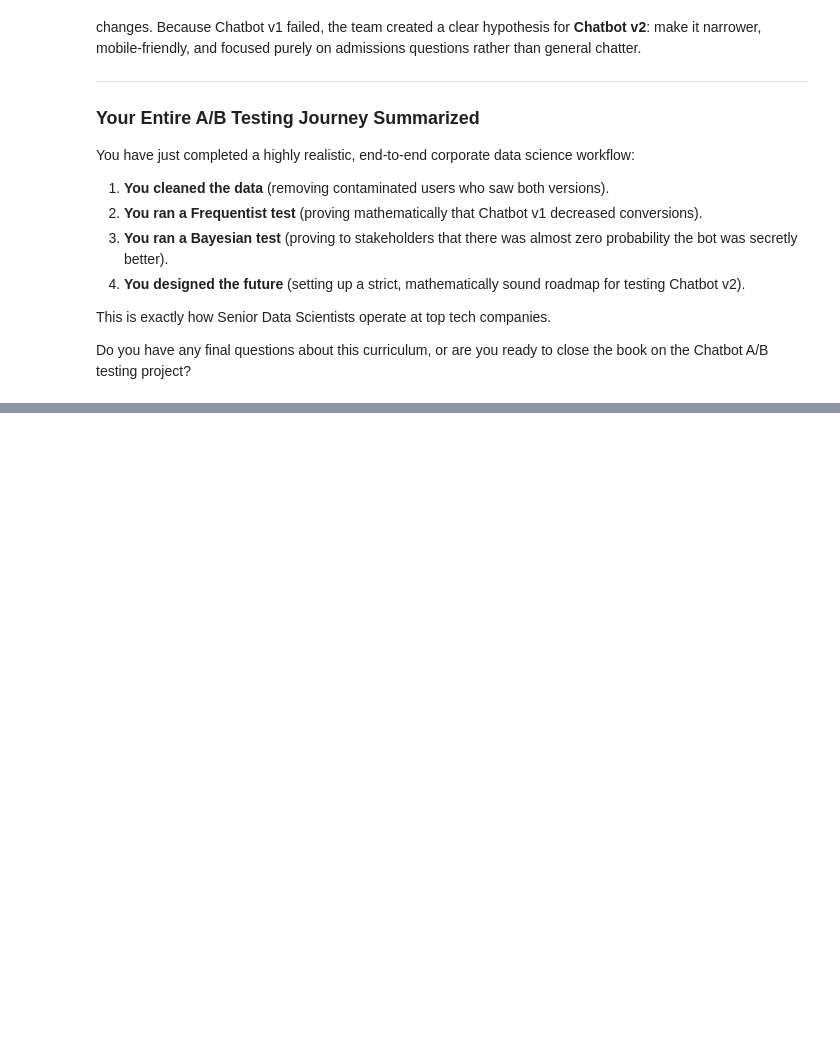
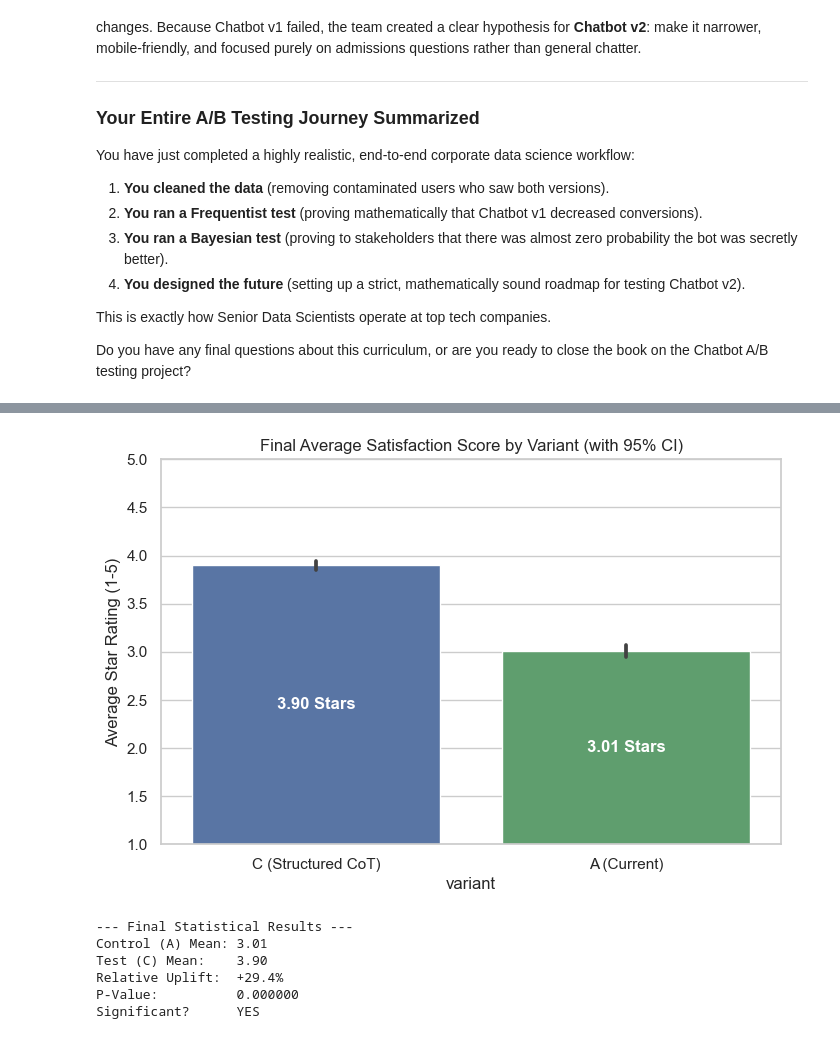
Before and after one commit to TH41NGUY3N/fork-ds-chatbot-abtest, a Jupyter notebook: 03_chatbot_ab_test_experiment_design_and_power.ipynb, the cells around one changed output, grey strips where cells are left out. Saved outputs shown, nothing was run; the diff lists cells and outputs as text; code cells hidden in the pictures; blank space fills up the shorter version.

```diff
--- a/03_chatbot_ab_test_experiment_design_and_power.ipynb
+++ b/03_chatbot_ab_test_experiment_design_and_power.ipynb
@@ -579,0 +651,37 @@ Do you have any final questions about this curriculum, or are you ready to close
+# %%
+# 1. Visualization
+summary = df.groupby('variant')['score'].agg(['count', 'mean', 'std']).reset_index()
+
+plt.figure(figsize=(8, 5))
+ax = sns.barplot(data=df, x='variant', y='score', errorbar=('ci', 95), palette=['#4C72B0', '#55A868'])
+plt.title('Final Average Satisfaction Score by Variant (with 95% CI)')
+plt.ylabel('Average Star Rating (1-5)')
+plt.ylim(1, 5) # Lock y-axis to possible scores
+
+# Add data labels
+for container in ax.containers:
+    ax.bar_label(container, fmt='%.2f Stars', label_type='center', color='white', fontweight='bold')
+plt.show()
+
+# 2. Statistical Testing (Independent T-Test)
+scores_A = df[df['variant'] == 'A (Current)']['score']
+scores_C = df[df['variant'] == 'C (Structured CoT)']['score']
+
+stat, pval = stats.ttest_ind(scores_C, scores_A, equal_var=False)
+uplift = ((scores_C.mean() - scores_A.mean()) / scores_A.mean()) * 100
+is_sig = "YES" if pval < 0.05 else "NO"
+
+print("--- Final Statistical Results ---")
+print(f"Control (A) Mean: {scores_A.mean():.2f}")
+print(f"Test (C) Mean:    {scores_C.mean():.2f}")
+print(f"Relative Uplift:  +{uplift:.1f}%")
+print(f"P-Value:          {pval:.6f}")
+print(f"Significant?      {is_sig}")
+# %% [output]
+[figure, added]
+--- Final Statistical Results ---
+Control (A) Mean: 3.01
+Test (C) Mean:    3.90
+Relative Uplift:  +29.4%
+P-Value:          0.000000
+Significant?      YES
```
Also changed, not shown: parts of 8 cells of this notebook, 4 other files.
